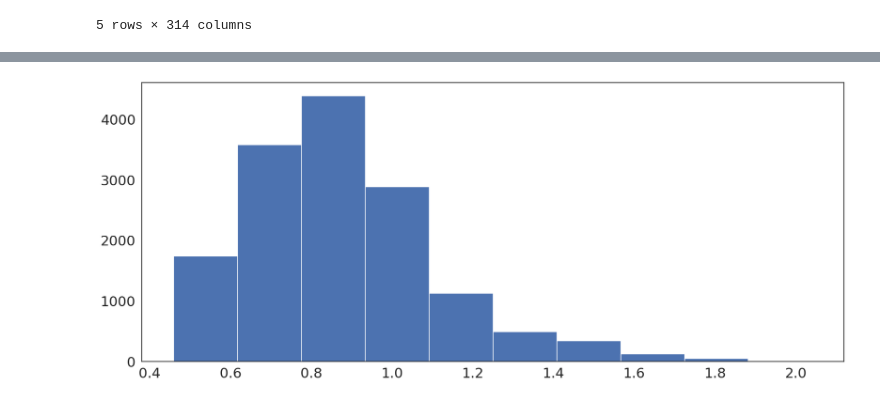
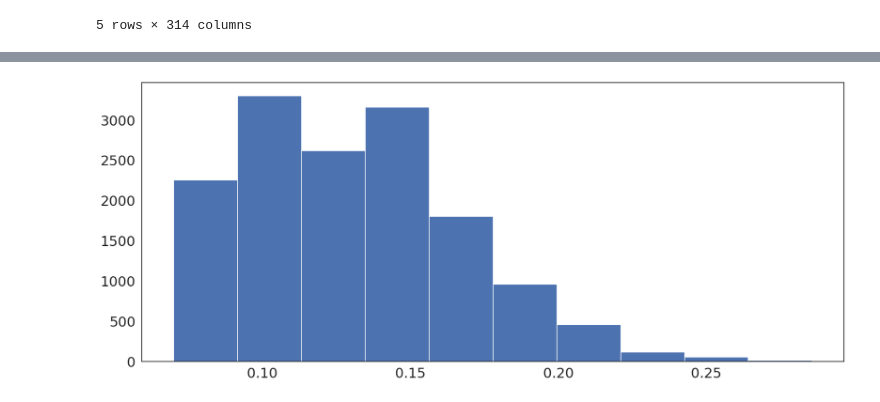
Before and after one commit to kohathyli/Autoencoders_Census, a Jupyter notebook: Autoencoder_YRBSS.ipynb, the cells around one changed output, grey strips where cells are left out. Cells and saved outputs as stored; diff of their text form; code cells hidden in the pictures.

```diff
--- a/Autoencoder_YRBSS.ipynb
+++ b/Autoencoder_YRBSS.ipynb
@@ -258,7 +236,7 @@ decoder_hidden_layer = Dense(hidden_nodes, activation="relu", name="Hidden_Decod
 )
 batch_normalize2 = BatchNormalization()(decoder_hidden_layer)
 # create the output layer of the autoencoder
-decoded = Dense(123, activation="linear", name="Decoded")(batch_normalize2)
+decoded = Dense(654, activation="linear", name="Decoded")(batch_normalize2)
 # %%
 # specify the input and output layer of the decoder
 decoder = Model(input_decoder, decoded, name="Decoder")
@@ -287,6 +265,6 @@ Non-trainable params: 312
 _________________________________________________________________
 # %%
-data.fillna(-1, inplace=True)
+transformed_df.fillna(-1, inplace=True)
 # %%
 from tensorflow.random import set_seed
 from tensorflow.keras.callbacks import ModelCheckpoint, EarlyStopping
@@ -304,9 +282,5 @@ earlystopping = EarlyStopping(monitor='val_loss', patience=1, verbose=0)
 
 # train the autoencoder model on the input data
 history = ae.fit(
-    data, data, shuffle=True, epochs=10, batch_size=20, validation_split=0.2, verbose=0
+    transformed_df, transformed_df, shuffle=True, epochs=10, batch_size=20, validation_split=0.2, verbose=0
 ).history
-# %%
-from tensorflow.keras.models import load_model
-
-ae = load_model('model.h5')
@@ -438,9 +410,9 @@ import tensorflow as tf
 
 plt.figure(figsize=(20, 8))
 # reconstruct the original data
-normal_reconstructions = ae.predict(data)
+normal_reconstructions = ae.predict(transformed_df)
 # compute the Mean Absolute Error between the reconstructed data and the original data
-normal_loss = tf.losses.mae(normal_reconstructions, data)
+normal_loss = tf.losses.mae(normal_reconstructions, transformed_df)
 plt.hist(normal_loss, bins=10)
 plt.show()
 # %% [output]
@@ -448,4 +420,4 @@ plt.show()
-[figure, old version]
+[figure, new version]
 # %%
 threshold = np.mean(normal_loss) + 2*np.std(normal_loss)
 print(threshold)
```
Also changed, not shown: parts of 39 cells of this notebook.
